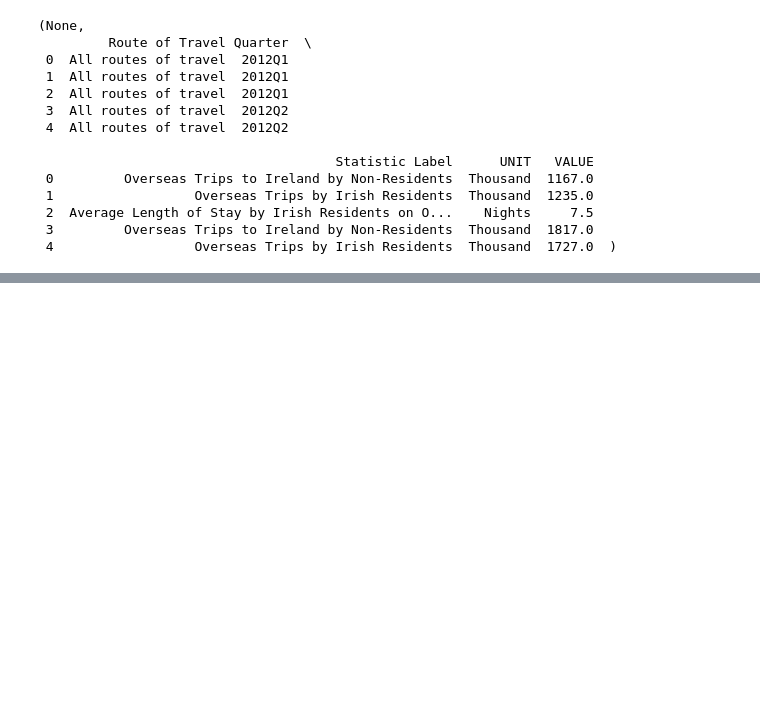
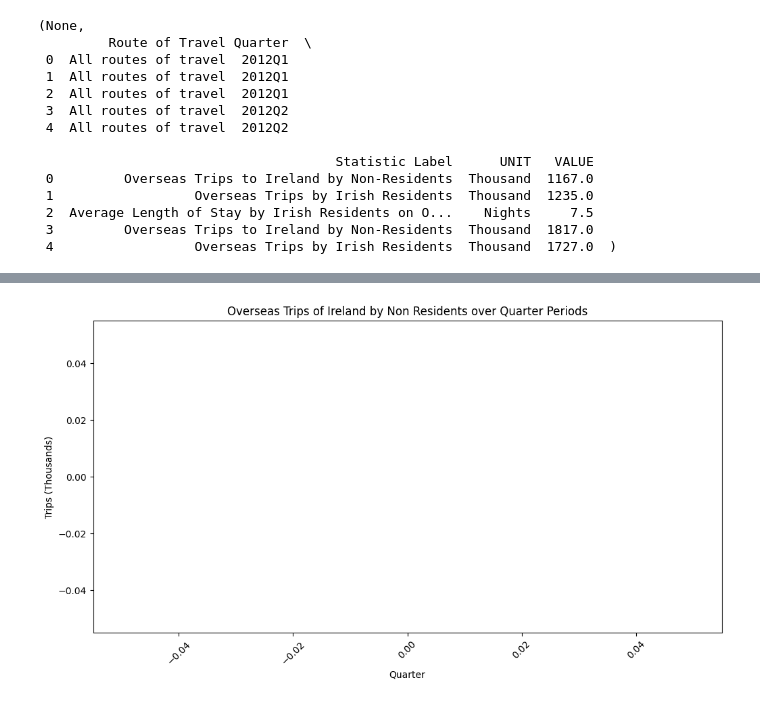
Before and after one commit to rupeshyanampally/Assignment, a Jupyter notebook: Untitled.ipynb, the cells around one changed output, grey strips where cells are left out. Cells and saved outputs as stored; diff of their text form; code cells hidden in the pictures; blank space fills up the shorter version.

```diff
--- a/Untitled.ipynb
+++ b/Untitled.ipynb
@@ -35,0 +60,11 @@ memory usage: 15.1+ KB
+# %%
+plt.figure(figsize=(12, 6))
+overseas_trips = data[data['Statistic Label'] == "Overseas Trips of Ireland by Non Residents"]
+sns.lineplot(x='Quarter', y='VALUE', data=overseas_trips, marker="o")
+plt.title("Overseas Trips of Ireland by Non Residents over Quarter Periods")
+plt.xlabel("Quarter")
+plt.ylabel("Trips (Thousands)")
+plt.xticks(rotation=45)
+plt.show()
+# %% [output]
+[figure, added]
```
Also changed, not shown: parts of 6 cells of this notebook.
